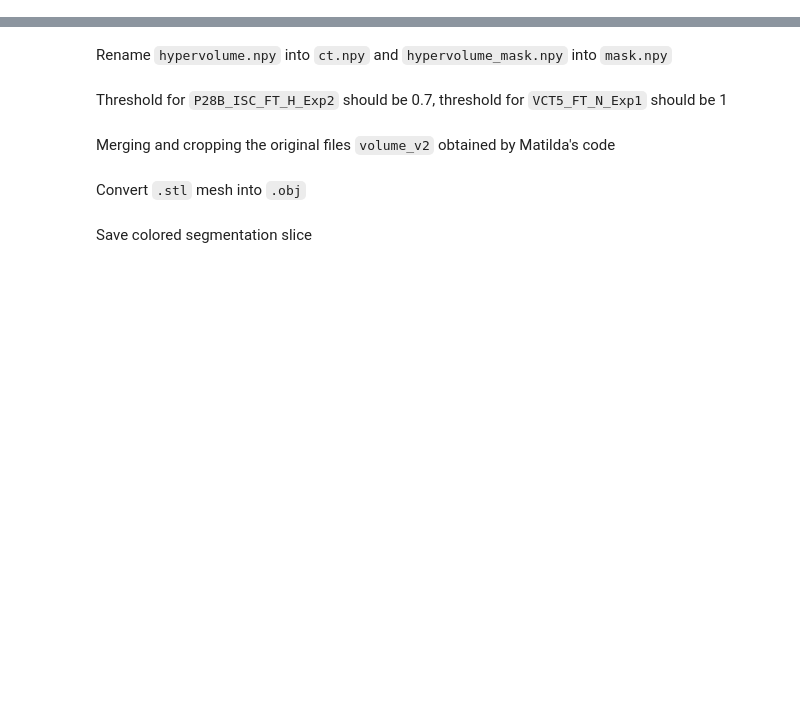
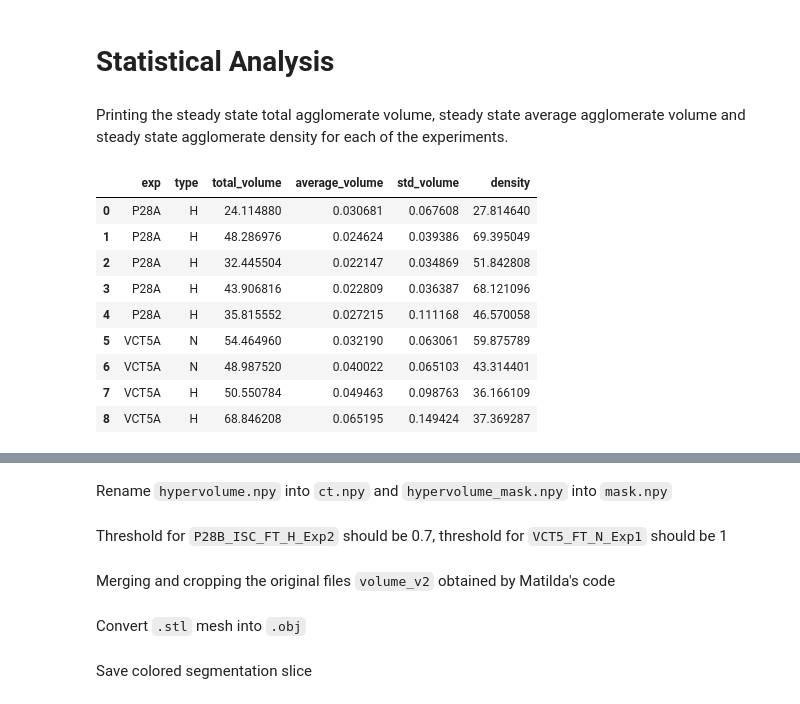
Before and after one commit to venturellimatteo/fasttomo, a Jupyter notebook: src/fasttomo/extras.ipynb, the cells around one changed output, grey strips where cells are left out. Cells and saved outputs as stored; diff of their text form; code cells hidden in the pictures; blank space fills up the shorter version.

```diff
--- a/src/fasttomo/extras.ipynb
+++ b/src/fasttomo/extras.ipynb
@@ -0,0 +1,2 @@
+# %% [markdown]
+# Statistical Analysis
@@ -0,0 +10,32 @@
+# %% [markdown]
+Printing the steady state total agglomerate volume, steady state average agglomerate volume and steady state agglomerate density for each of the experiments.
+# %%
+bv = np.pi * (0.5 * 1.86) ** 2 * (260 * 0.04)
+df = pd.DataFrame(columns=['exp', 'type', 'total_volume', 'average_volume', 'std_volume', 'density'])
+for i, exp in enumerate(['P28A_FT_H_Exp1', 'P28A_FT_H_Exp2', 'P28A_FT_H_Exp3_3', 'P28A_FT_H_Exp4_2', 'P28A_FT_H_Exp5_3', 'VCT5_FT_N_Exp4', 'VCT5_FT_N_Exp5', 'VCT5A_FT_H_Exp2', 'VCT5A_FT_H_Exp5', 'VCT5_FT_N_Exp3']):
+    temp = pd.read_csv(os.path.join("/Volumes/T7/Thesis", exp, "dataframe.csv"))
+    unique_t = np.unique(temp['t'])
+    filt = temp['t'] == unique_t[-1]
+    if exp == 'VCT5_FT_N_Exp3':
+        filt = temp['t'] == 3
+        continue
+    V = temp.loc[filt]['V'].values
+    # print(exp)
+    # print(f'Total volume: {np.sum(V):.1f}')
+    # print(f'Average volume: {np.mean(V):.4f}, std: {np.std(V):.4f}')
+    # print(f'Density: {len(V)/bv:.1f}\n')
+    ty = 'N' if 'N' in exp else 'H'
+    exp_name = 'P28A' if 'P28A' in exp else 'VCT5A'
+    df.loc[i] = [exp_name, ty, np.sum(V), np.mean(V),  np.std(V), len(V)/bv]
+df
+# %% [output]
+|  | exp | type | total_volume | average_volume | std_volume | density |
+| 0 | P28A | H | 24.114880 | 0.030681 | 0.067608 | 27.814640 |
+| 1 | P28A | H | 48.286976 | 0.024624 | 0.039386 | 69.395049 |
+| 2 | P28A | H | 32.445504 | 0.022147 | 0.034869 | 51.842808 |
+| 3 | P28A | H | 43.906816 | 0.022809 | 0.036387 | 68.121096 |
+| 4 | P28A | H | 35.815552 | 0.027215 | 0.111168 | 46.570058 |
+| 5 | VCT5A | N | 54.464960 | 0.032190 | 0.063061 | 59.875789 |
+| 6 | VCT5A | N | 48.987520 | 0.040022 | 0.065103 | 43.314401 |
+| 7 | VCT5A | H | 50.550784 | 0.049463 | 0.098763 | 36.166109 |
+| 8 | VCT5A | H | 68.846208 | 0.065195 | 0.149424 | 37.369287 |
```
Also changed, not shown: parts of 9 cells of this notebook, 1 other file.
